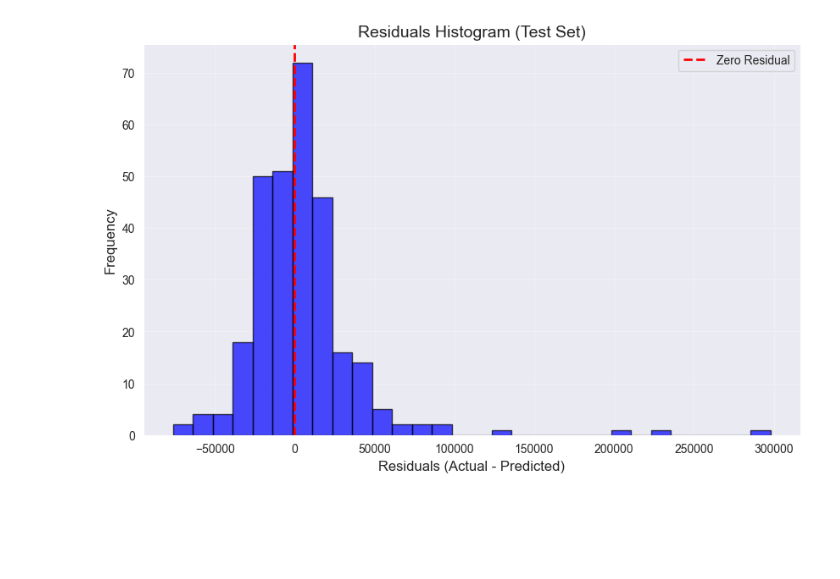
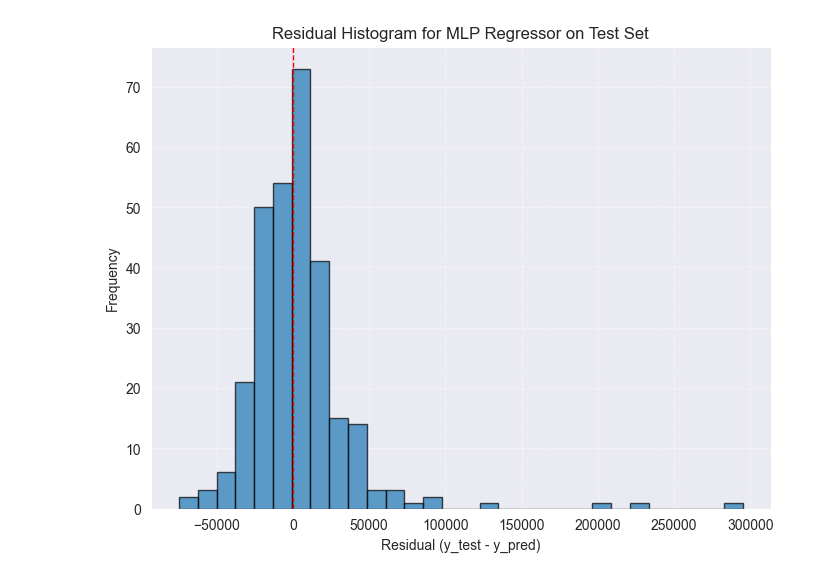
Before and after one commit to haydenpham/CS4120-MLProject, a Jupyter notebook: project/notebooks/regression_nn.ipynb, the cells around one changed output. Saved outputs shown, nothing was run; the diff lists cells and outputs as text; code cells hidden in the pictures; blank space fills up the shorter version.

```diff
--- a/project/notebooks/regression_nn.ipynb
+++ b/project/notebooks/regression_nn.ipynb
@@ -215,17 +100,0 @@ plt.show()
-# %%
-# Train the final model with optimal number of epochs
-optimal_epochs = 100
-
-final_model = MLPRegressor(
-    **best_params,
-    max_iter=optimal_epochs,
-    random_state=random_seed,
-    activation='relu',
-    solver='adam',
-    early_stopping=False,
-    verbose=False,
-)
-
-final_model.fit(X_train_preprocessed, y_train)
-
-mlflow.log_param("final_epochs", optimal_epochs)
@@ -287,20 +232,13 @@ R²: 0.8315
 # %%
-residuals = y_test - y_test_pred
-plt.figure(figsize=(10, 6))
-plt.hist(residuals, bins=30, alpha=0.7, color='blue', edgecolor='black')
-
-plt.axvline(x=0, color='red', linestyle='--', linewidth=2, label='Zero Residual')
-
-plt.title('Residuals Histogram (Test Set)', fontsize=14)
-plt.xlabel('Residuals (Actual - Predicted)', fontsize=12)
-plt.ylabel('Frequency', fontsize=12)
-plt.legend()
-plt.grid(True, alpha=0.3)
-
-mlflow.log_figure(plt.gcf(), 'residuals_plot.png')
-
+# Residual histogram: distribution of residuals on the test set
+residuals = y_test - y_pred
+plt.figure(figsize=(8, 6))
+plt.hist(residuals, bins=30, edgecolor='k', alpha=0.7)
+plt.axvline(0, color='red', linestyle='--', linewidth=1)
+plt.xlabel('Residual (y_test - y_pred)')
+plt.ylabel('Frequency')
+plt.title('Residual Histogram for MLP Regressor on Test Set')
+plt.grid(True, linestyle='--', alpha=0.5)
 plt.show()
-
-mlflow.end_run()
 # %% [output]
-[figure, old version]
+[figure, new version]
```
Also changed, not shown: parts of 10 cells of this notebook, 2 other files.
